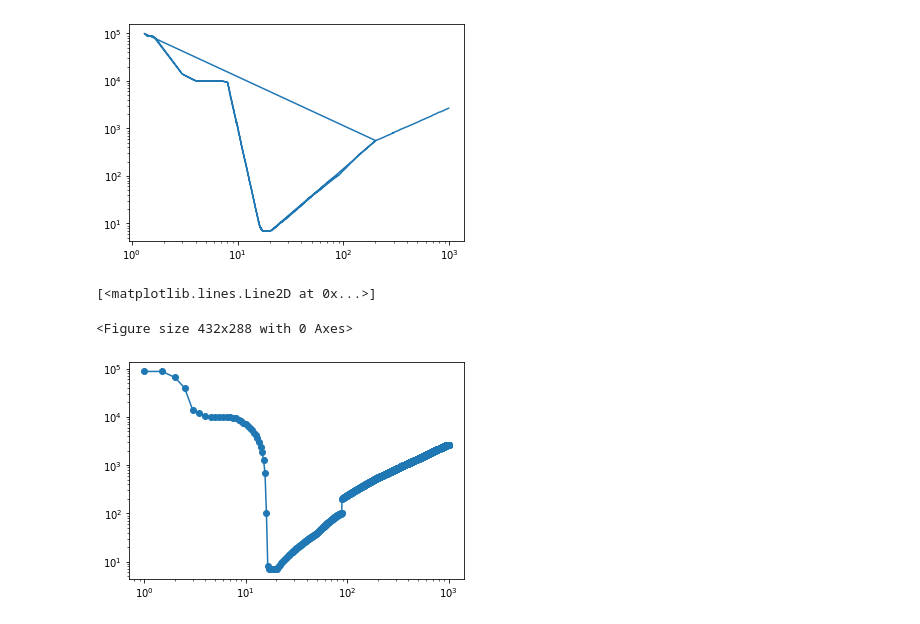
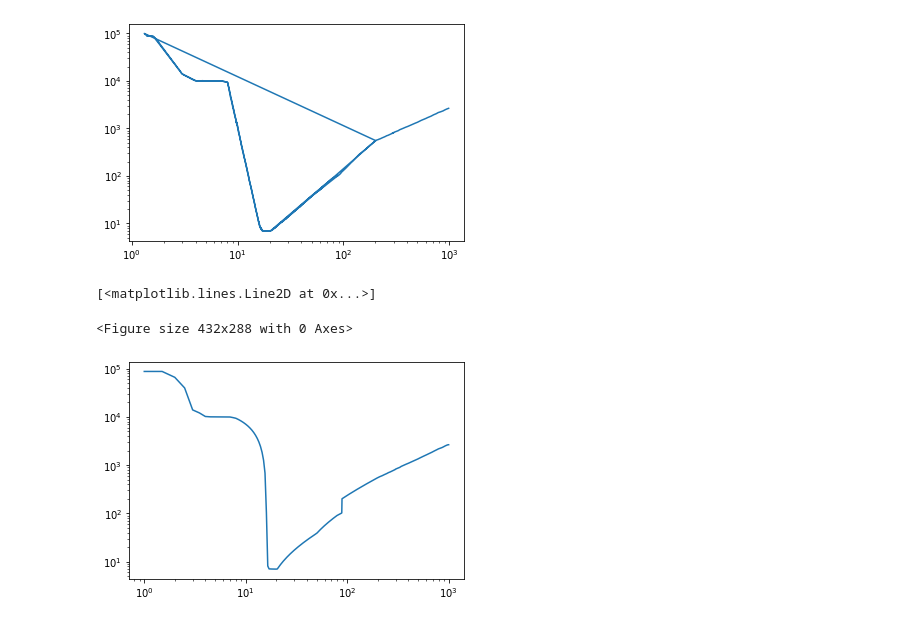
Before and after one commit to newspaperhinson/PBHAccretion, a Jupyter notebook: main.ipynb, the cells around one changed output. Saved outputs shown, nothing was run; the diff lists cells and outputs as text; code cells hidden in the pictures.

Commit message:
re-plot

```diff
--- a/main.ipynb
+++ b/main.ipynb
@@ -29,13 +29,13 @@ axes.plot(redshift, temperature)
 # %%
 fig = plt.figure()
 fig, axes = plt.subplots()
 axes.set_yscale('log')
 axes.set_xscale('log')
 
 # interpolation from np.interp
 grid = np.linspace(1, 1000, 2000)
-axes.plot(grid, np.interp(grid, redshift, temperature), 'o-')
+axes.plot(grid, np.interp(grid, redshift, temperature), '-')
 # %% [output]
 [<matplotlib.lines.Line2D at 0x...>]
 <Figure size 432x288 with 0 Axes>
-[figure, old version]
+[figure, new version]
```
Also changed, not shown: parts of 1 cell of this notebook.
